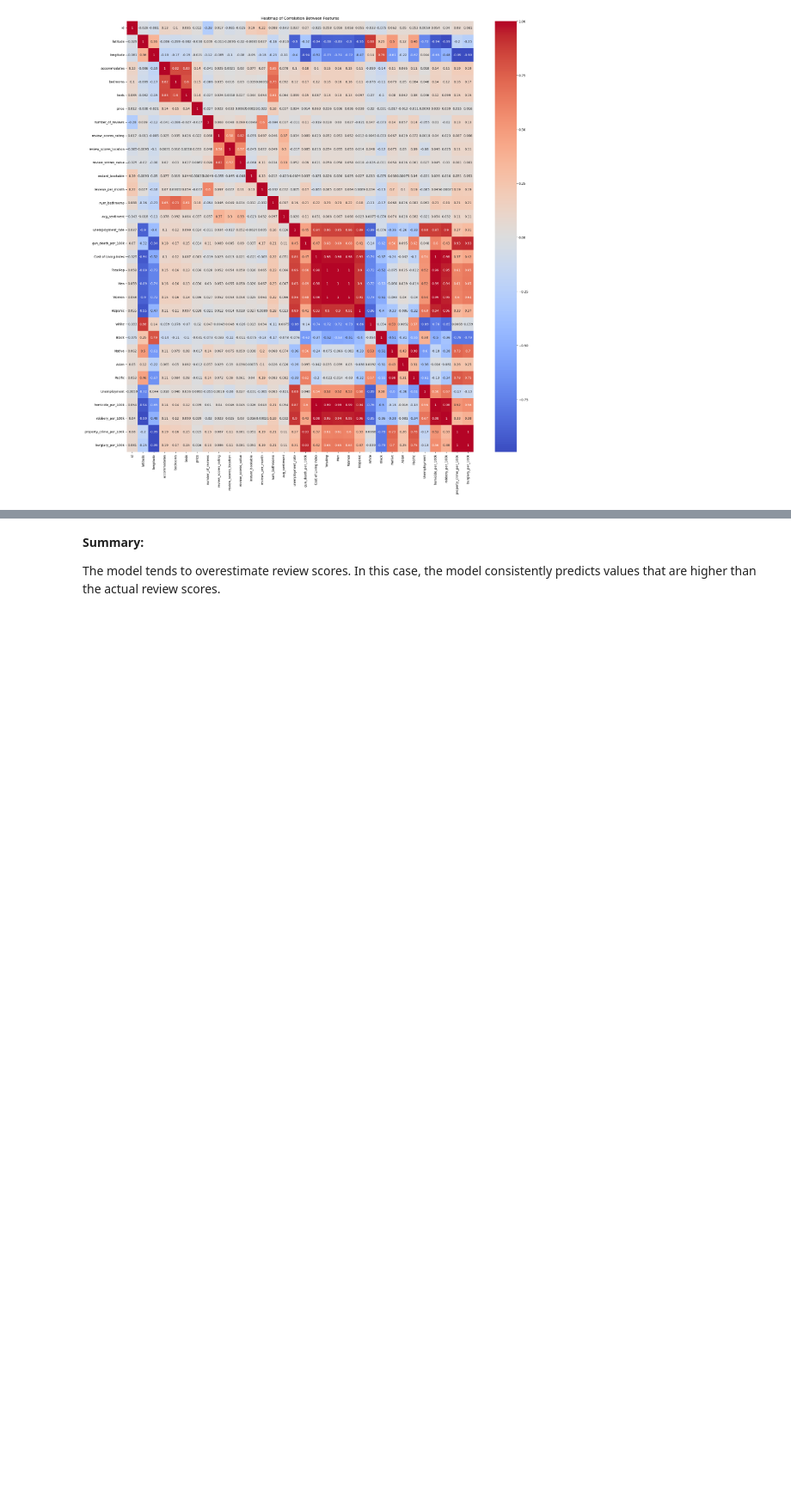
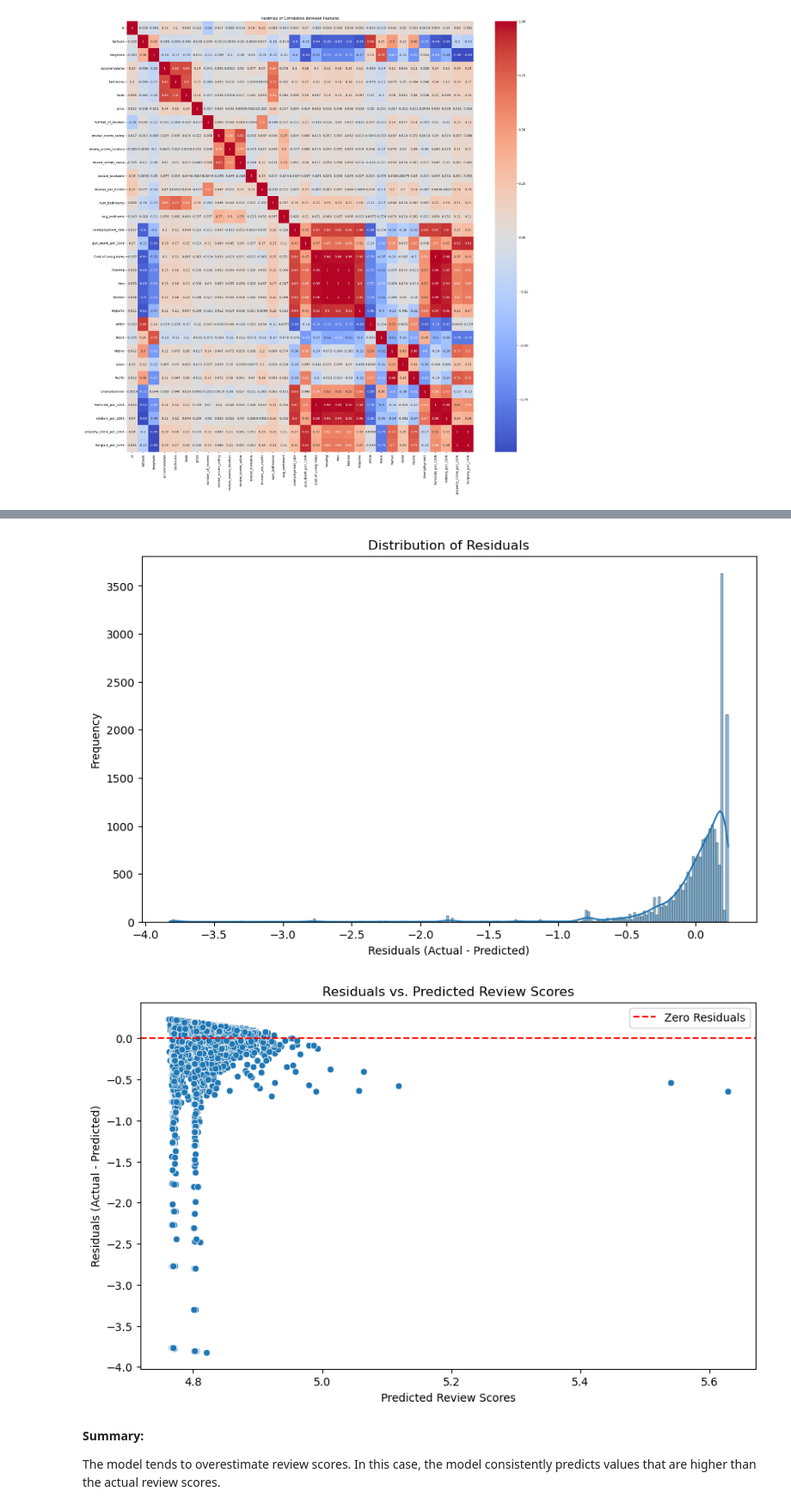
Before and after one commit to kflemming30/6505-Project, a Jupyter notebook: airbnb_data_exploration.ipynb, the cells around one changed output, grey strips where cells are left out. Shown at 86% size. Drawn from its saved outputs; the diff is of its cells as text; code cells hidden in the pictures; blank space fills up the shorter version.

```diff
--- a/airbnb_data_exploration.ipynb
+++ b/airbnb_data_exploration.ipynb
@@ -1821,3 +1823,54 @@ R-squared: 0.15739926192438825
+# %%
+from sklearn.compose import ColumnTransformer
+from sklearn.preprocessing import OneHotEncoder
+
+# Define the columns to be one-hot encoded
+categorical_columns = ['city']
+
+# Create a column transformer
+preprocessor = ColumnTransformer(
+    transformers=[
+        ('cat', OneHotEncoder(), categorical_columns)
+    ],
+    remainder='passthrough'
+)
+
+# Transform the data, including one-hot encoding for categorical columns
+X_train_transformed = preprocessor.fit_transform(X_train)
+X_test_transformed = preprocessor.transform(X_test)
+
+# Initialize the linear regression model
+model = LinearRegression()
+
+# Train the model
+model.fit(X_train_transformed, y_train)
+
+# Make predictions on the test set
+y_pred = model.predict(X_test_transformed)
+
+# Calculate residuals
+residuals = y_test - y_pred
+
+# Visualize the distribution of residuals
+plt.figure(figsize=(10, 6))
+sns.histplot(residuals, kde=True)
+plt.xlabel('Residuals (Actual - Predicted)')
+plt.ylabel('Frequency')
+plt.title('Distribution of Residuals')
+plt.show()
+
+# Visualize the residuals against predicted values
+plt.figure(figsize=(10, 6))
+sns.scatterplot(x=y_pred, y=residuals)
+plt.axhline(y=0, color='r', linestyle='--', label='Zero Residuals')
+plt.xlabel('Predicted Review Scores')
+plt.ylabel('Residuals (Actual - Predicted)')
+plt.title('Residuals vs. Predicted Review Scores')
+plt.legend()
+plt.show()
+# %% [output]
+[figure, added]
+[figure, added]
 # %% [markdown]
 **Summary:**
 
```
Also changed, not shown: parts of 15 cells of this notebook.
